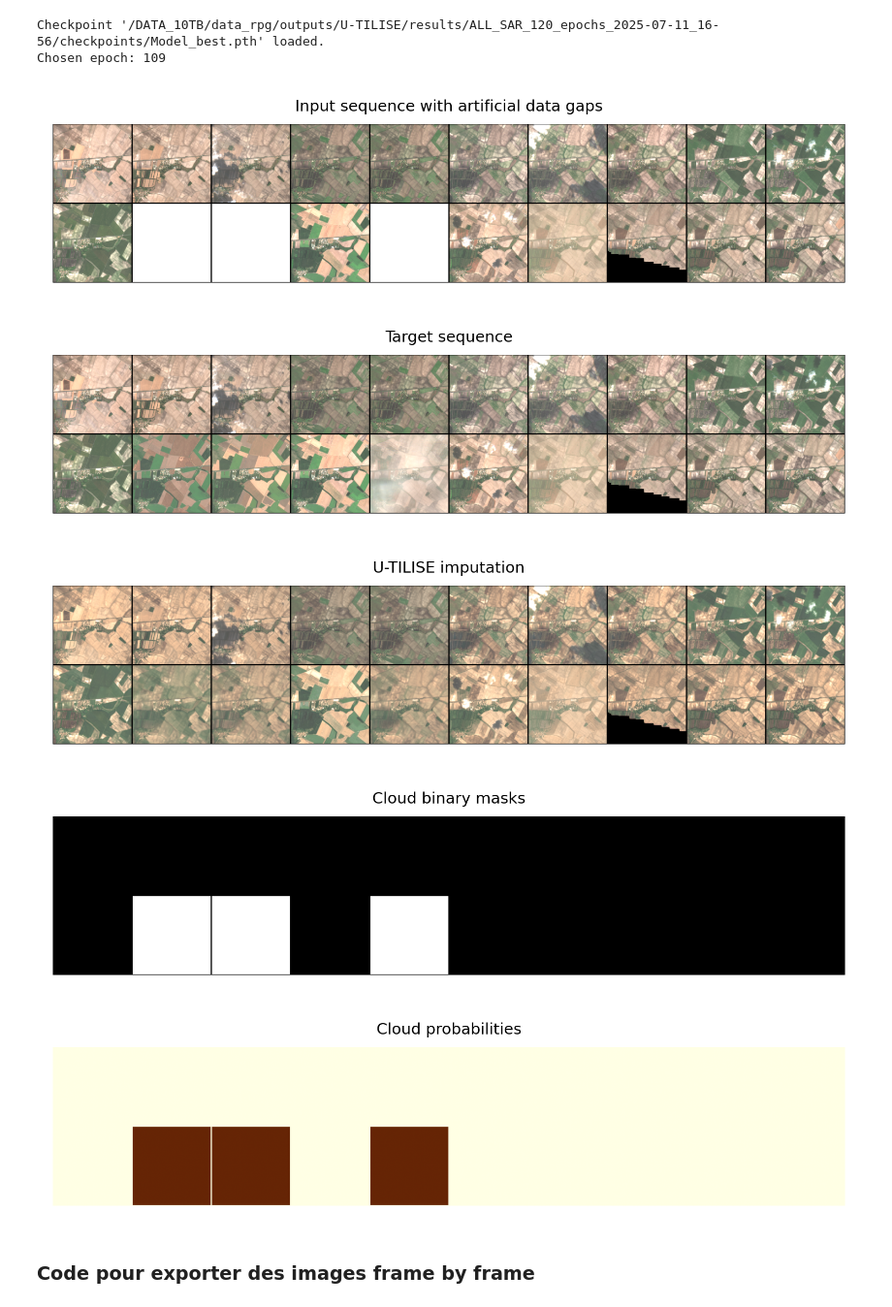
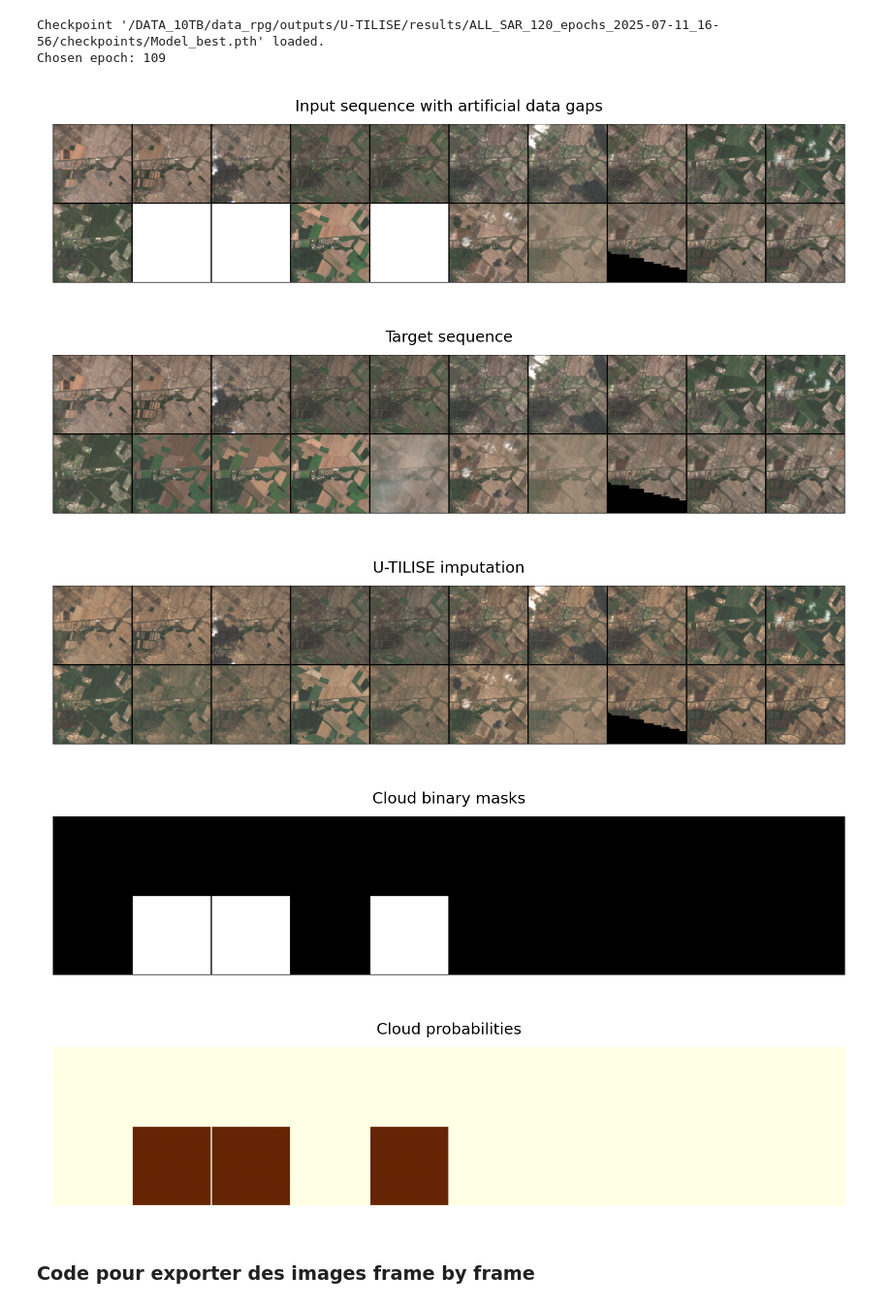
Before and after one commit to StephanePEILLET/U-TILISE, a Jupyter notebook: Visu_Inferences.ipynb, the cells around one changed output. Shown at 97% size. Saved outputs shown, nothing was run; the diff lists cells and outputs as text; code cells hidden in the pictures.

```diff
--- a/Visu_Inferences.ipynb
+++ b/Visu_Inferences.ipynb
@@ -144,37 +144,37 @@ output_folder = Path("./inference_outputs")
 
 for i in indexes:
 
     sample = get_sample(data_loader, i)
     batch, y_pred, att = inference_imputation.impute_sample(
         batch=sample,
         # t_start=0,
         # t_end=10,
         return_att=True,
     )
 
     # Let's visualize the sequences
-    brightness_factor = 3
+    brightness_factor = 2
     indices_rgb = batch['c_index_rgb'][0]
 
     fig = visutils.sequence2gallery(batch['x'][0], indices_rgb=indices_rgb, brightness_factor=brightness_factor)
     plt.title('Input sequence with artificial data gaps', fontsize=7)
     plt.show()
     fig = visutils.sequence2gallery(batch['y'][0], indices_rgb=indices_rgb, brightness_factor=brightness_factor)
     plt.title('Target sequence', fontsize=7)
     plt.show()
     fig = visutils.sequence2gallery(y_pred[0], indices_rgb=indices_rgb, brightness_factor=brightness_factor)
     plt.title('U-TILISE imputation', fontsize=7)
     fig = visutils.sequence2gallery(batch["masks"][0], variable="binary_mask", indices_rgb=indices_rgb, brightness_factor=brightness_factor)
     plt.title('Cloud binary masks', fontsize=7)
     fig = visutils.sequence2gallery(batch["cloud_mask"][0], variable="cloud_prob", indices_rgb=indices_rgb, brightness_factor=brightness_factor)
     plt.title('Cloud probabilities', fontsize=7)
     plt.show()
 
     break
 # %% [output]
-[figure, old version]
+[figure, new version]
-[figure, old version]
+[figure, new version]
-[figure, old version]
+[figure, new version]
 [figure]
 [figure]
 # %%
```
Also changed, not shown: parts of 1 cell of this notebook, 5 other files.
